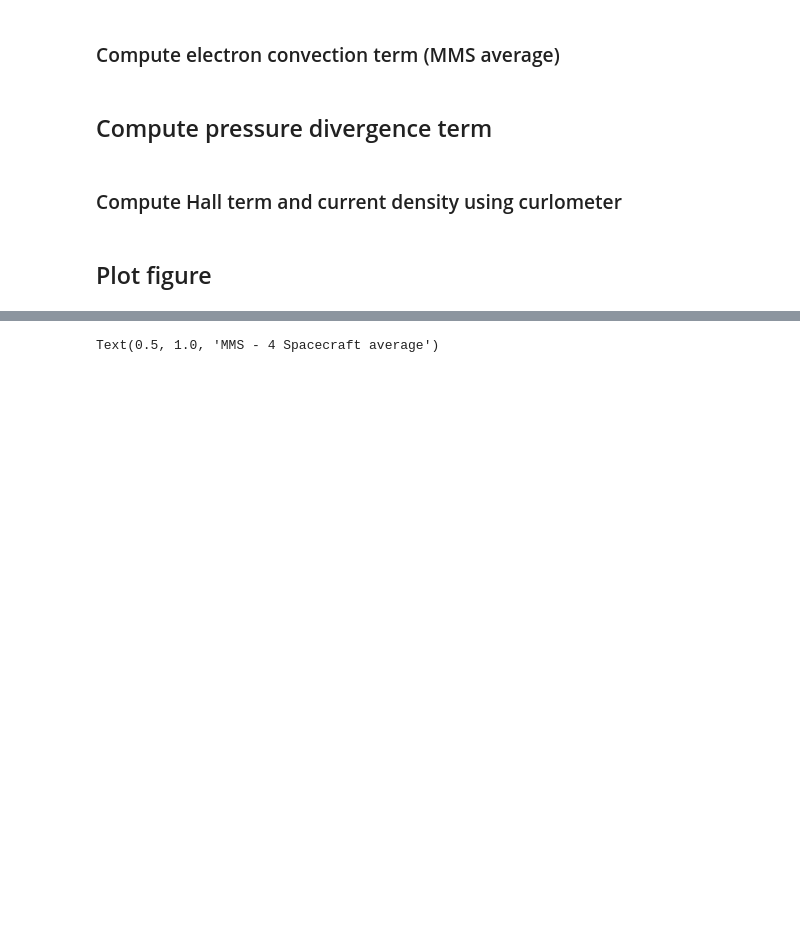
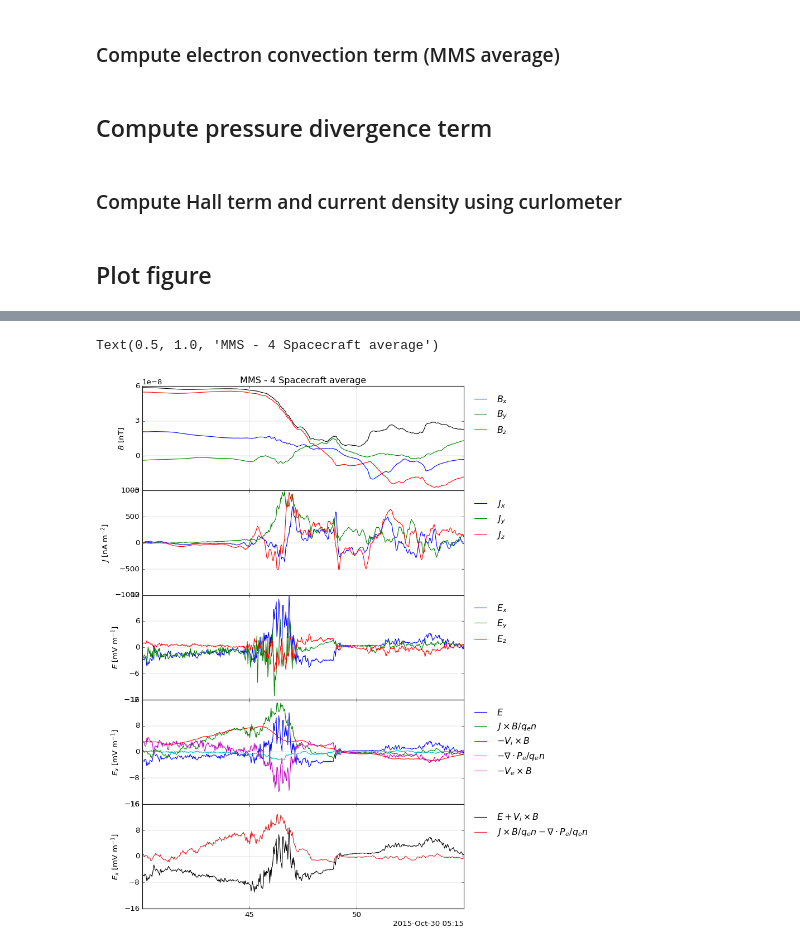
Before and after one commit to louis-richard/irfu-python, a Jupyter notebook: examples/01_mms/example_mms_ohmslaw.ipynb, the cells around one changed output, grey strips where cells are left out. Cells and saved outputs as stored; diff of their text form; code cells hidden in the pictures; blank space fills up the shorter version.

```diff
--- a/examples/01_mms/example_mms_ohmslaw.ipynb
+++ b/examples/01_mms/example_mms_ohmslaw.ipynb
@@ -133,25 +133,25 @@ ep_z = -(ep_xyz_xz[:, 0] + ep_xyz_yz[:, 1] + ep_xyz_zz[:, 2]) / (n_e_avg * 1e6 *
 # %%
-ep_xyz = ts_vec_xyz(ep_xyz_xx.time.data, np.vstack([ep_x.data, ep_y.data, ep_z.data]).T)
+ep_xyz = pyrf.ts_vec_xyz(ep_xyz_xx.time.data, np.vstack([ep_x.data, ep_y.data, ep_z.data]).T)
 # %% [markdown]
 ### Compute Hall term and current density using curlometer
 # %%
-j_xyz, div_b, b_xyz, jxb_xyz, div_t_shear, div_pb = c_4_j(r_mms, b_mms)
-jxb_xyz.data /= n_e_avg.data[:, None] * qe * 1e6
+j_xyz, div_b, b_xyz, jxb_xyz, div_t_shear, div_pb = pyrf.c_4_j(r_mms, b_mms)
+jxb_xyz.data /= n_e.data[:, None] * constants.elementary_charge * 1e6
 jxb_xyz.data *= 1e3
 j_xyz.data *= 1e9
 # %%
-e_lhs = ts_vec_xyz(e_xyz_avg.time.data, e_xyz_avg.data - evxb_xyz_i.data)
-e_rhs = ts_vec_xyz(e_xyz_avg.time.data,jxb_xyz.data + ep_xyz.data);
+e_lhs = pyrf.ts_vec_xyz(e_xyz.time.data, e_xyz.data - evxb_xyz_i.data)
+e_rhs = pyrf.ts_vec_xyz(e_xyz.time.data,jxb_xyz.data + ep_xyz.data);
 # %% [markdown]
 ## Plot figure
 # %%
-legend_options = dict(ncol=3, loc="upper right", frameon=True)
+legend_options = dict(ncol=1, loc="upper left", frameon=False, bbox_to_anchor=(1., 1.))
 # %%
-%matplotlib notebook
-f, axs = plt.subplots(5, sharex="all", figsize=(6.5, 10))
-f.subplots_adjust(hspace=0, left=.15, right=.85)
+f, axs = plt.subplots(5, sharex="all", figsize=(9, 13))
+f.subplots_adjust(hspace=0, left=.1, right=.9, bottom=.05, top=.95)
 
-plot_line(axs[0], b_xyz_avg)
+plot_line(axs[0], b_xyz)
+plot_line(axs[0], pyrf.norm(b_xyz), color="k")
 axs[0].set_ylabel("$B$ [nT]")
 axs[0].legend(["$B_{x}$","$B_{y}$","$B_{z}$"], **legend_options)
 
@@ -159,11 +159,11 @@ plot_line(axs[1], j_xyz)
 axs[1].set_ylabel("$J$ [nA m$^{-2}$]")
 axs[1].legend(["$J_{x}$","$J_{y}$","$J_{z}$"], **legend_options)
 
-plot_line(axs[2], e_xyz_avg)
+plot_line(axs[2], e_xyz)
 axs[2].set_ylabel("$E$ [mV m$^{-1}$]")
 axs[2].legend(["$E_{x}$","$E_{y}$","$E_{z}$"], **legend_options)
 
-plot_line(axs[3], e_xyz_avg[:, 0])
+plot_line(axs[3], e_xyz[:, 0])
 plot_line(axs[3], jxb_xyz[:, 0])
 plot_line(axs[3], evxb_xyz_i[:, 0])
 plot_line(axs[3], ep_xyz[:, 0])
@@ -185 +183,2 @@ axs[0].set_title('MMS - 4 Spacecraft average')
 Text(0.5, 1.0, 'MMS - 4 Spacecraft average')
+[figure, added]
```
Also changed, not shown: parts of 18 cells of this notebook, 2 other files.
